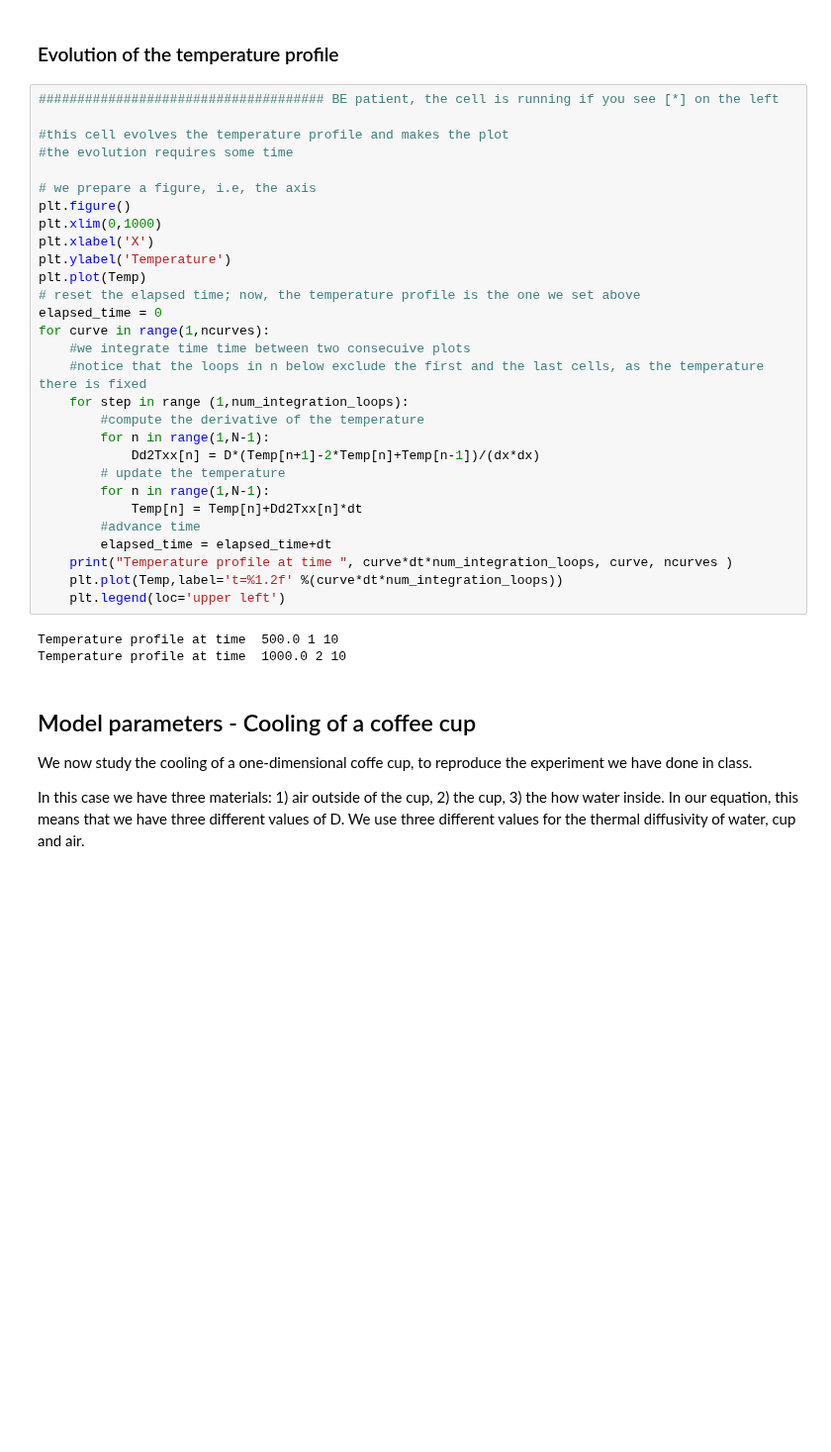
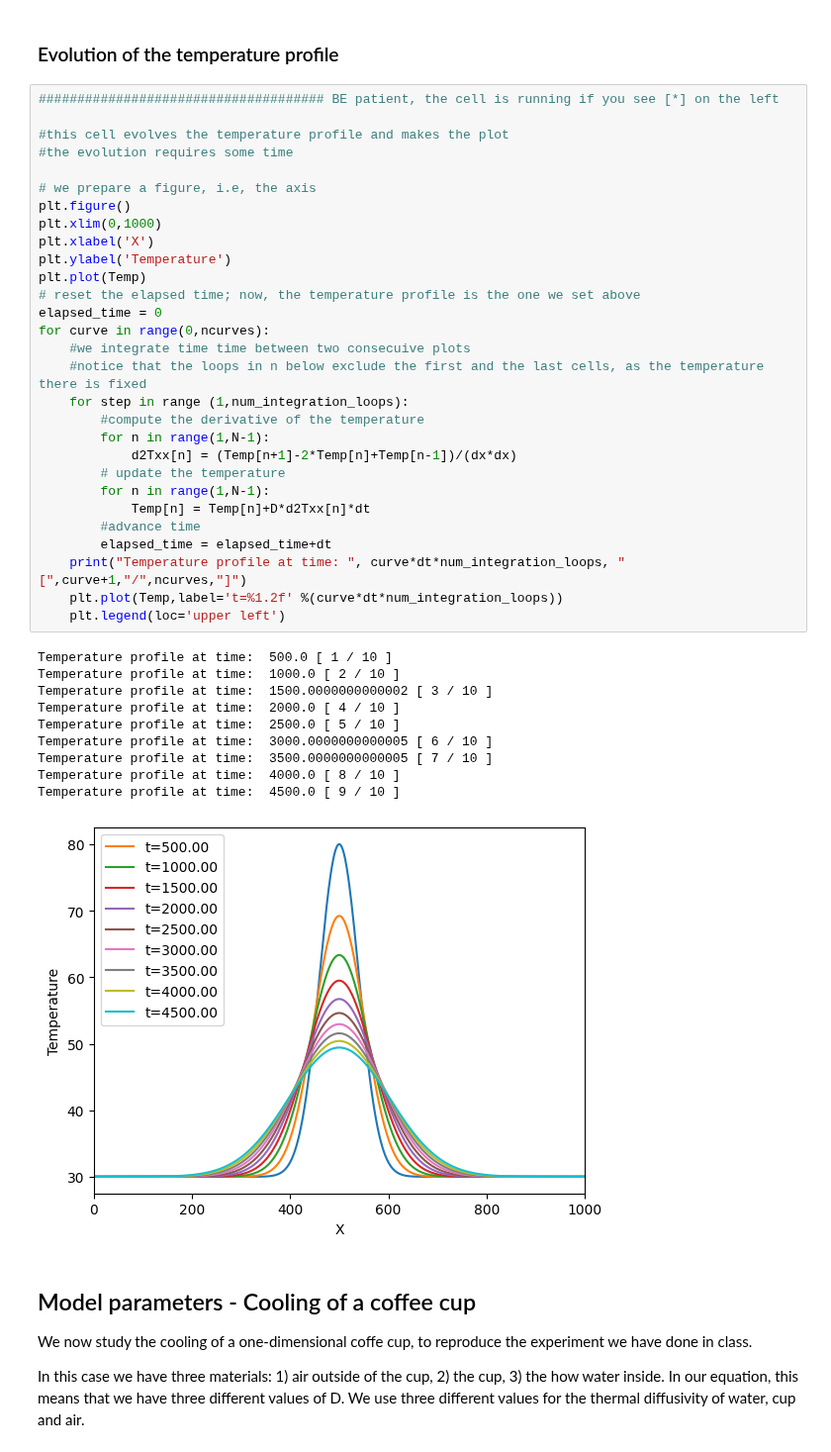
Before and after one commit to mpcmpc/PH2103, a Jupyter notebook: DiffusionEquation.ipynb, the cells around one changed output. Shown at 99% size. Saved outputs shown, nothing was run; the diff lists cells and outputs as text; blank space fills up the shorter version.

```diff
--- a/DiffusionEquation.ipynb
+++ b/DiffusionEquation.ipynb
@@ -151,35 +152,43 @@ plt.plot(Temp,'r-')
 # %%
 ##################################### BE patient, the cell is running if you see [*] on the left
 
 #this cell evolves the temperature profile and makes the plot
 #the evolution requires some time
 
 # we prepare a figure, i.e, the axis
 plt.figure()
 plt.xlim(0,1000)
 plt.xlabel('X')
 plt.ylabel('Temperature')
 plt.plot(Temp)
 # reset the elapsed time; now, the temperature profile is the one we set above
 elapsed_time = 0
-for curve in range(1,ncurves):
+for curve in range(0,ncurves):
     #we integrate time time between two consecuive plots
     #notice that the loops in n below exclude the first and the last cells, as the temperature there is fixed
     for step in range (1,num_integration_loops):
         #compute the derivative of the temperature
         for n in range(1,N-1):
-            Dd2Txx[n] = D*(Temp[n+1]-2*Temp[n]+Temp[n-1])/(dx*dx)
+            d2Txx[n] = (Temp[n+1]-2*Temp[n]+Temp[n-1])/(dx*dx)
         # update the temperature
         for n in range(1,N-1):
-            Temp[n] = Temp[n]+Dd2Txx[n]*dt
+            Temp[n] = Temp[n]+D*d2Txx[n]*dt
         #advance time
         elapsed_time = elapsed_time+dt
-    print("Temperature profile at time ", curve*dt*num_integration_loops, curve, ncurves )
+    print("Temperature profile at time: ", curve*dt*num_integration_loops, "[",curve+1,"/",ncurves,"]")
     plt.plot(Temp,label='t=%1.2f' %(curve*dt*num_integration_loops))
     plt.legend(loc='upper left')
 # %% [output]
-Temperature profile at time  500.0 1 10
-Temperature profile at time  1000.0 2 10
+Temperature profile at time:  500.0 [ 1 / 10 ]
+Temperature profile at time:  1000.0 [ 2 / 10 ]
+Temperature profile at time:  1500.0000000000002 [ 3 / 10 ]
+Temperature profile at time:  2000.0 [ 4 / 10 ]
+Temperature profile at time:  2500.0 [ 5 / 10 ]
+Temperature profile at time:  3000.0000000000005 [ 6 / 10 ]
+Temperature profile at time:  3500.0000000000005 [ 7 / 10 ]
+Temperature profile at time:  4000.0 [ 8 / 10 ]
+Temperature profile at time:  4500.0 [ 9 / 10 ]
+[figure, added]
 # %% [markdown]
 ## Model parameters - Cooling of a coffee cup
 We now study the cooling of a one-dimensional coffe cup, to reproduce the experiment we have done in class.
```
Also changed, not shown: parts of 4 cells of this notebook.
